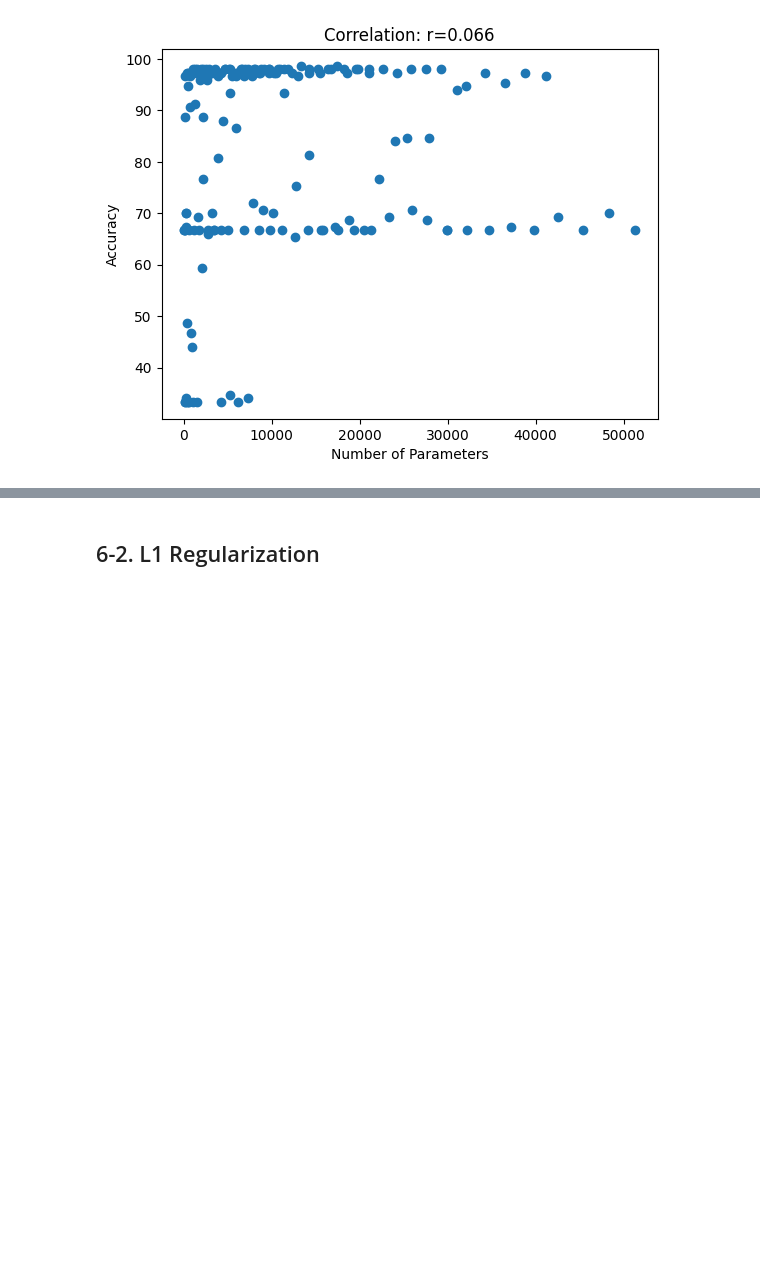
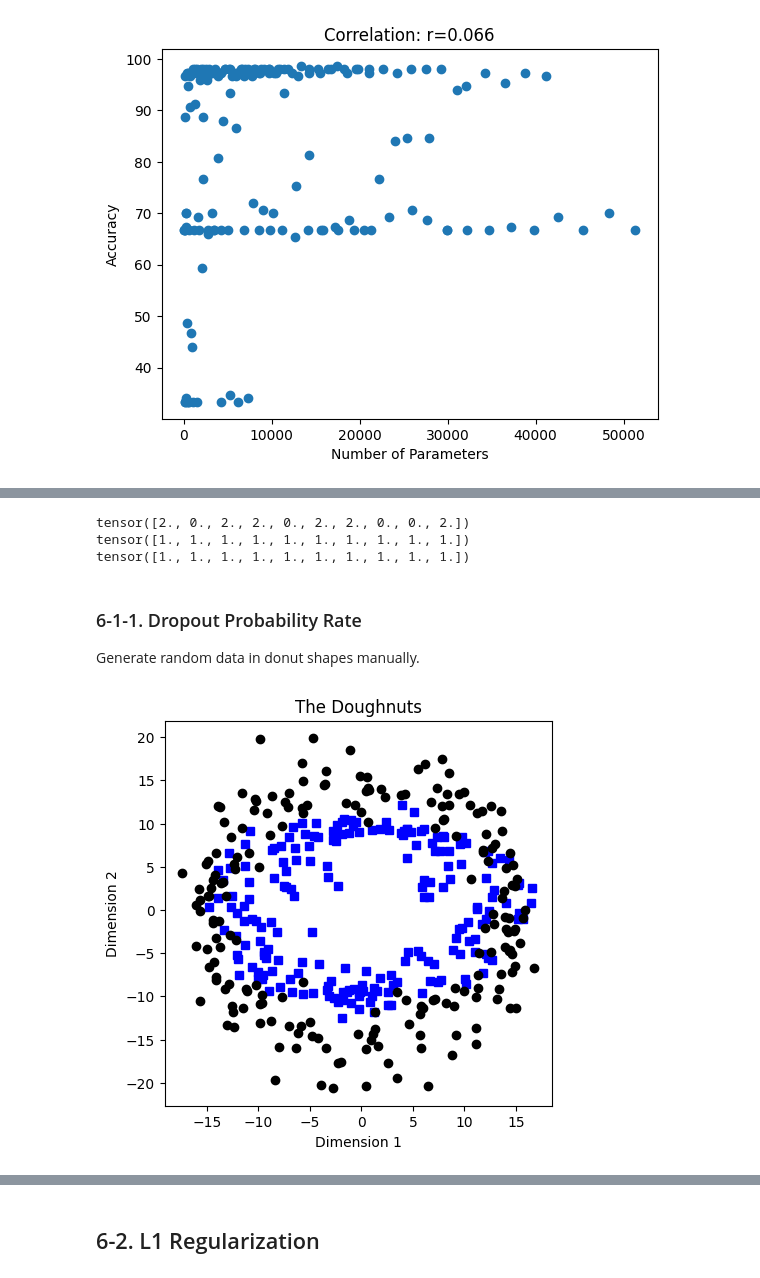
Before and after one commit to yungshun317/torch-nlp, a Jupyter notebook: deep_neural_networks.ipynb, the cells around one changed output, grey strips where cells are left out. Saved outputs shown, nothing was run; the diff lists cells and outputs as text; code cells hidden in the pictures; blank space fills up the shorter version.

```diff
--- a/deep_neural_networks.ipynb
+++ b/deep_neural_networks.ipynb
@@ -2336,51 +2356,58 @@ print(torch.mean(y))
 # %%
-# the model needs to be reset after toggling into eval mode
-
+# The model needs to be reset after toggling into eval mode
 dropout.train()
-y = dropout(x)
-print(y) # with dropout
-
+y = dropout(X)
+# with dropout
+print(y)
 
 dropout.eval()
-y = dropout(x)
-print(y) # without dropout
+y = dropout(X)
+# without dropout
+print(y)
 
-
+# Call it again
 # dropout.train()
-y = dropout(x)
-print(y) # still w/o dropout ;)
+y = dropout(X)
+# Still without dropout
+print(y)
+# %% [output]
+tensor([2., 0., 2., 2., 0., 2., 2., 0., 0., 2.])
+tensor([1., 1., 1., 1., 1., 1., 1., 1., 1., 1.])
+tensor([1., 1., 1., 1., 1., 1., 1., 1., 1., 1.])
+# %% [markdown]
+### 6-1-1. Dropout Probability Rate
+Generate random data in donut shapes manually.
 # %%
-# [2] Dropout in practice
-# create data
+# Create donut data
+num_per_cluster = 200
 
-nPerClust = 200
+theta = np.linspace(0, 4 * np.pi, num_per_cluster)
+r_1 = 10
+r_2 = 15
 
-th = np.linspace(0,4*np.pi,nPerClust)
-r1 = 10
-r2 = 15
+# Generate data
+np.random.seed(0)
+a = [r_1 * np.cos(theta) + np.random.randn(num_per_cluster) * 3, r_1 * np.sin(theta) + np.random.randn(num_per_cluster)]
+b = [r_2 * np.cos(theta) + np.random.randn(num_per_cluster), r_2 * np.sin(theta) + np.random.randn(num_per_cluster) * 3]
 
-# generate data
-a = [ r1*np.cos(th) + np.random.randn(nPerClust)*3 ,
-      r1*np.sin(th) + np.random.randn(nPerClust) ]
-b = [ r2*np.cos(th) + np.random.randn(nPerClust) ,
-      r2*np.sin(th) + np.random.randn(nPerClust)*3 ]
+# True labels
+labels_np = np.vstack((np.zeros((num_per_cluster, 1)), np.ones((num_per_cluster, 1))))
 
-# true labels
-labels_np = np.vstack((np.zeros((nPerClust,1)),np.ones((nPerClust,1))))
+# Concatanate into a matrix
+data_np = np.hstack((a, b)).T
 
-# concatanate into a matrix
-data_np = np.hstack((a,b)).T
-
-# convert to a pytorch tensor
+# Convert to a pytorch tensor
 data = torch.tensor(data_np).float()
 labels = torch.tensor(labels_np).float()
 
-# show the data
+# Show the data
 fig = plt.figure(figsize=(5,5))
-plt.plot(data[np.where(labels==0)[0],0],data[np.where(labels==0)[0],1],'bs')
-plt.plot(data[np.where(labels==1)[0],0],data[np.where(labels==1)[0],1],'ko')
-plt.title("The qwerties' doughnuts!")
-plt.xlabel('qwerty dimension 1')
-plt.ylabel('qwerty dimension 2')
+plt.plot(data[np.where(labels==0)[0], 0], data[np.where(labels==0)[0], 1], 'bs')
+plt.plot(data[np.where(labels==1)[0] ,0], data[np.where(labels==1)[0], 1], 'ko')
+plt.title("The Doughnuts")
+plt.xlabel('Dimension 1')
+plt.ylabel('Dimension 2')
 plt.show()
+# %% [output]
+[figure, added]
 # %%
```
Also changed, not shown: parts of 76 cells of this notebook, 2 other files.
